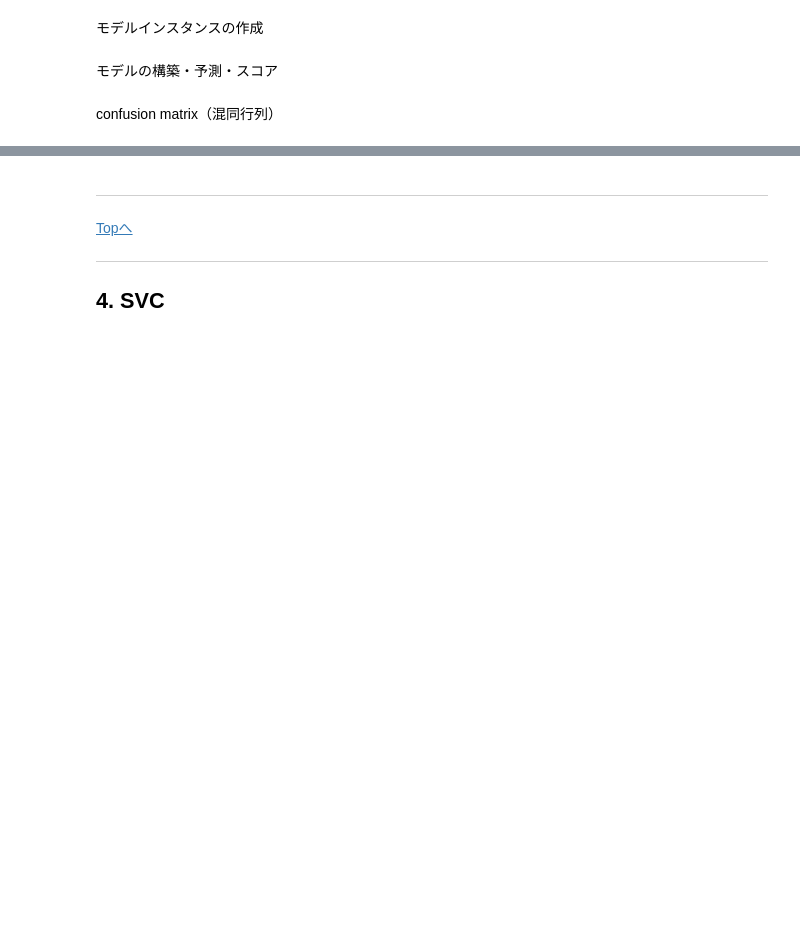
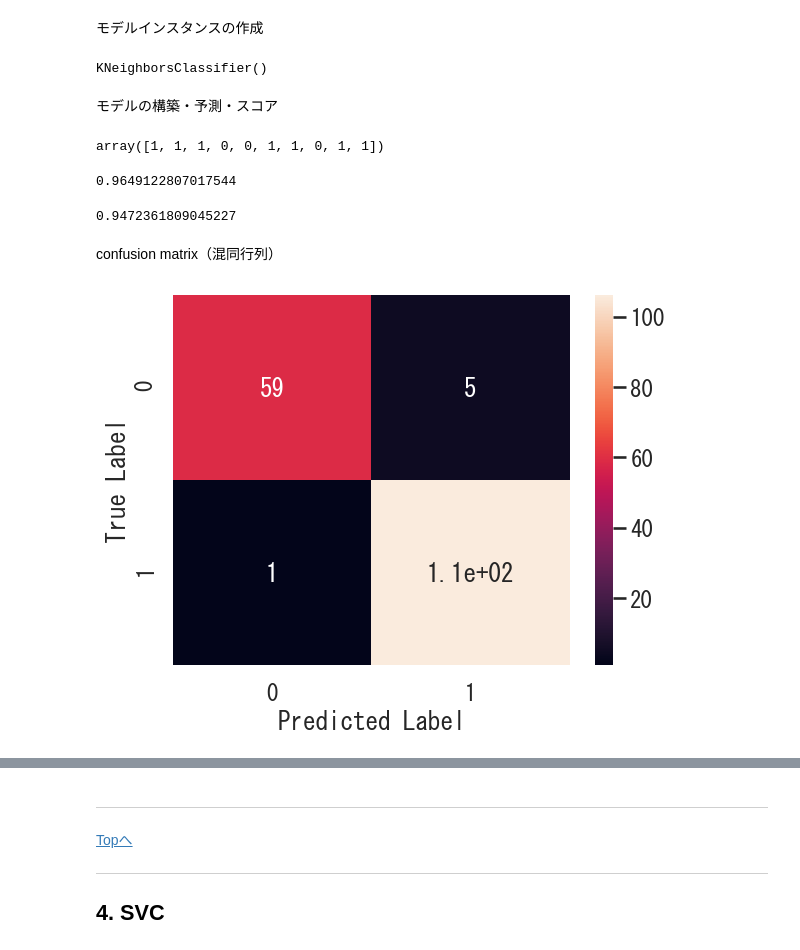
Before and after one commit to arata234/DataScience, a Jupyter notebook: model/10_Classification_models_blank.ipynb, the cells around one changed output, grey strips where cells are left out. Drawn from its saved outputs; the diff is of its cells as text; code cells hidden in the pictures; blank space fills up the shorter version.

```diff
--- a/model/10_Classification_models_blank.ipynb
+++ b/model/10_Classification_models_blank.ipynb
@@ -295,6 +297,32 @@ n_neighbors=5, weights='uniform'
 # %% [markdown]
 モデルインスタンスの作成
+# %%
+kn_model = KNeighborsClassifier(n_neighbors=5, weights='uniform')
+# %%
+kn_model.fit(X_train_scaled, y_train)
+# %% [output]
+KNeighborsClassifier()
 # %% [markdown]
 モデルの構築・予測・スコア
+# %%
+kn_pred = kn_model.predict(X_test_scaled)
+kn_pred[:10]
+# %% [output]
+array([1, 1, 1, 0, 0, 1, 1, 0, 1, 1])
+# %%
+kn_model.score(X_test_scaled, y_test)
+# %% [output]
+0.9649122807017544
+# %%
+kn_model.score(X_train_scaled, y_train)
+# %% [output]
+0.9472361809045227
 # %% [markdown]
 confusion matrix（混同行列）
+# %%
+sns.heatmap(confusion_matrix(y_test, kn_pred), annot=True)
+plt.xlabel('Predicted Label')
+plt.ylabel('True Label')
+plt.show()
+# %% [output]
+[figure, added]
```
Also changed, not shown: parts of 27 cells of this notebook.
